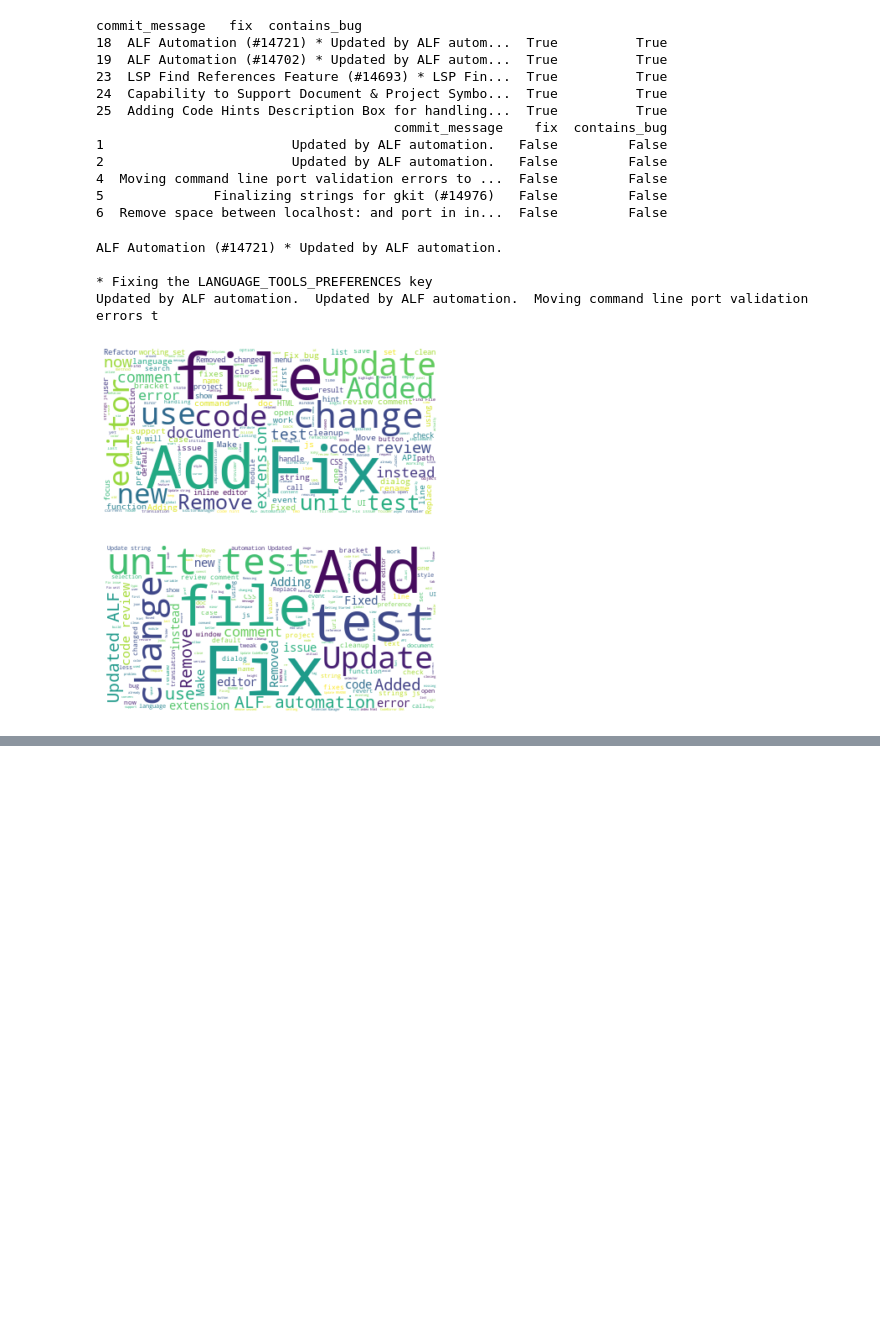
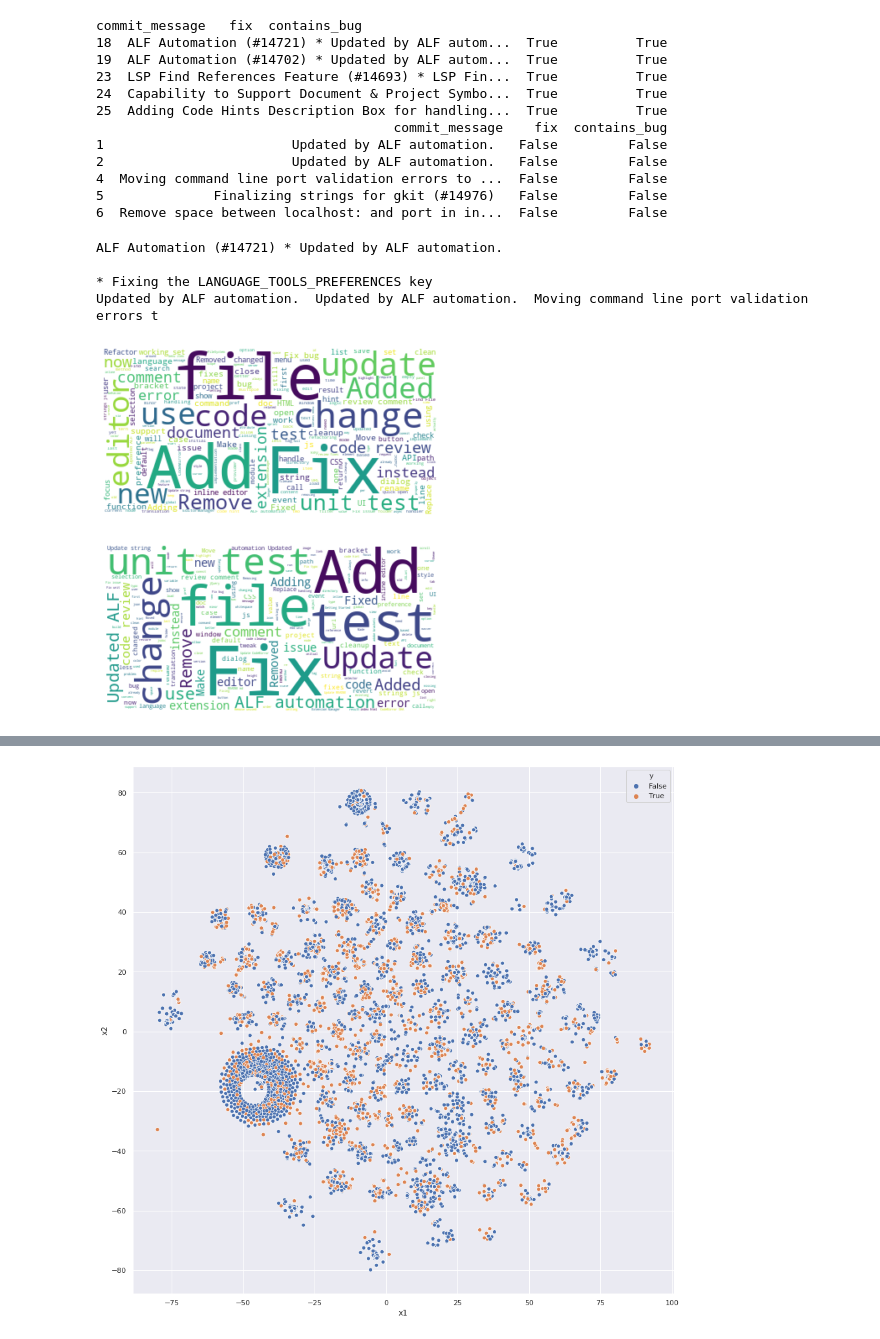
Before and after one commit to dinaldoap/jit-sdp-nn, a Jupyter notebook: notebook/feature.ipynb, the cells around one changed output, grey strips where cells are left out. Drawn from its saved outputs; the diff is of its cells as text; code cells hidden in the pictures; blank space fills up the shorter version.

```diff
--- a/notebook/feature.ipynb
+++ b/notebook/feature.ipynb
@@ -174,0 +181,22 @@ plot_wordcloud(sr_diff.abs())
+# %%
+X = df_freq[features_cols].copy()
+y = df_freq[label_col].copy()
+y = y.rename('y')
+# %%
+def format_to_plot(X, y, trans):
+    pts = trans.fit_transform(X)
+    pts = pd.DataFrame(pts, index=X.index, columns=['x1', 'x2'])
+    pts = pd.concat([pts, y], axis='columns')
+    pts = pts.reset_index()
+    return pts.rename(columns={'index': 'timestep'})
+
+def plot_by_label(data):
+  plt.figure(figsize=(15,15))
+  sns.scatterplot(x="x1", y="x2", hue='y', data=data)
+  plt.show()
+# %%
+tsne_pts = format_to_plot(X, y, TSNE(n_components=2, random_state=42))
+# %%
+plot_by_label(tsne_pts)
+# %% [output]
+[figure, added]
```
Also changed, not shown: parts of 9 cells of this notebook.
